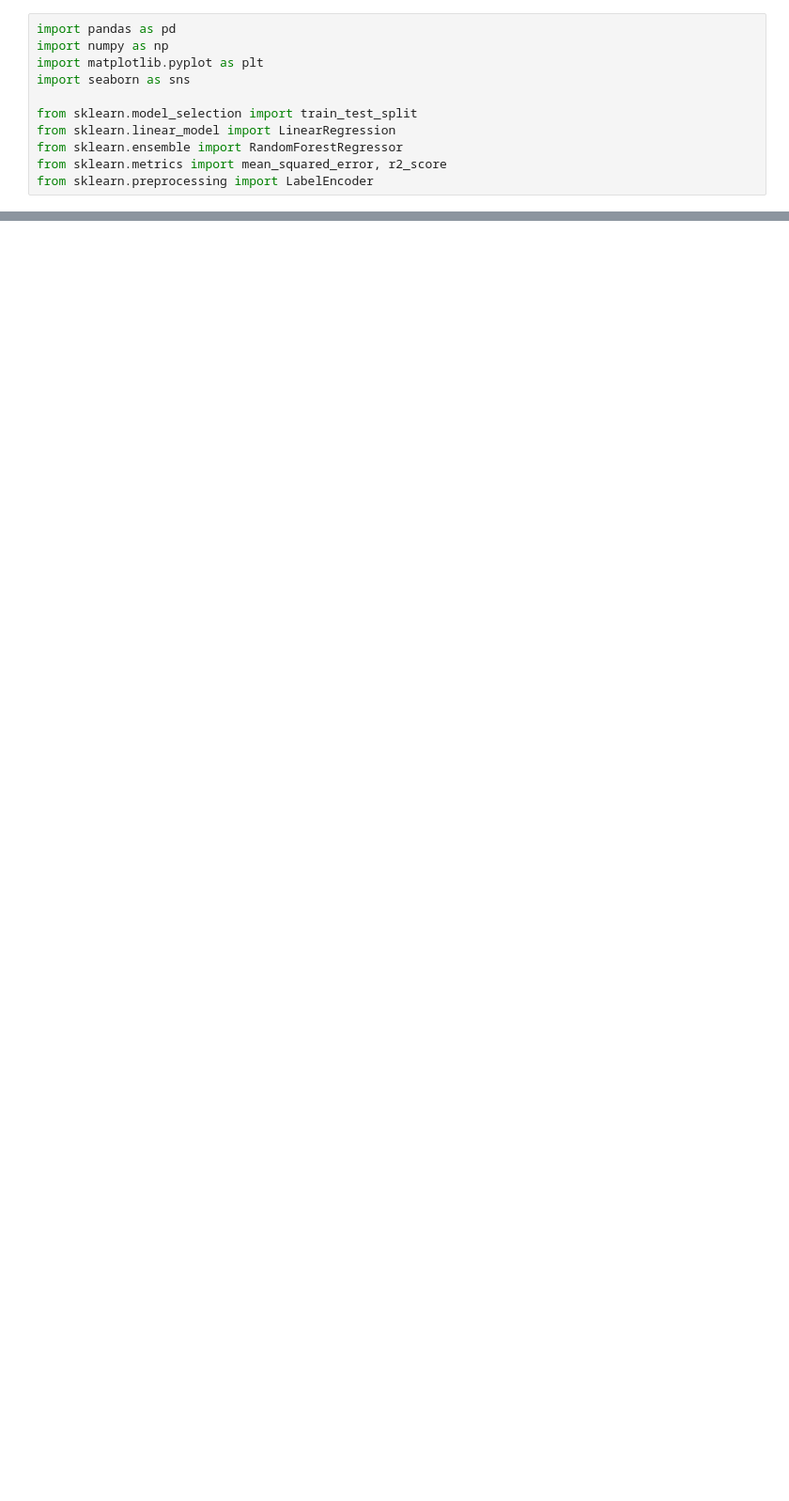
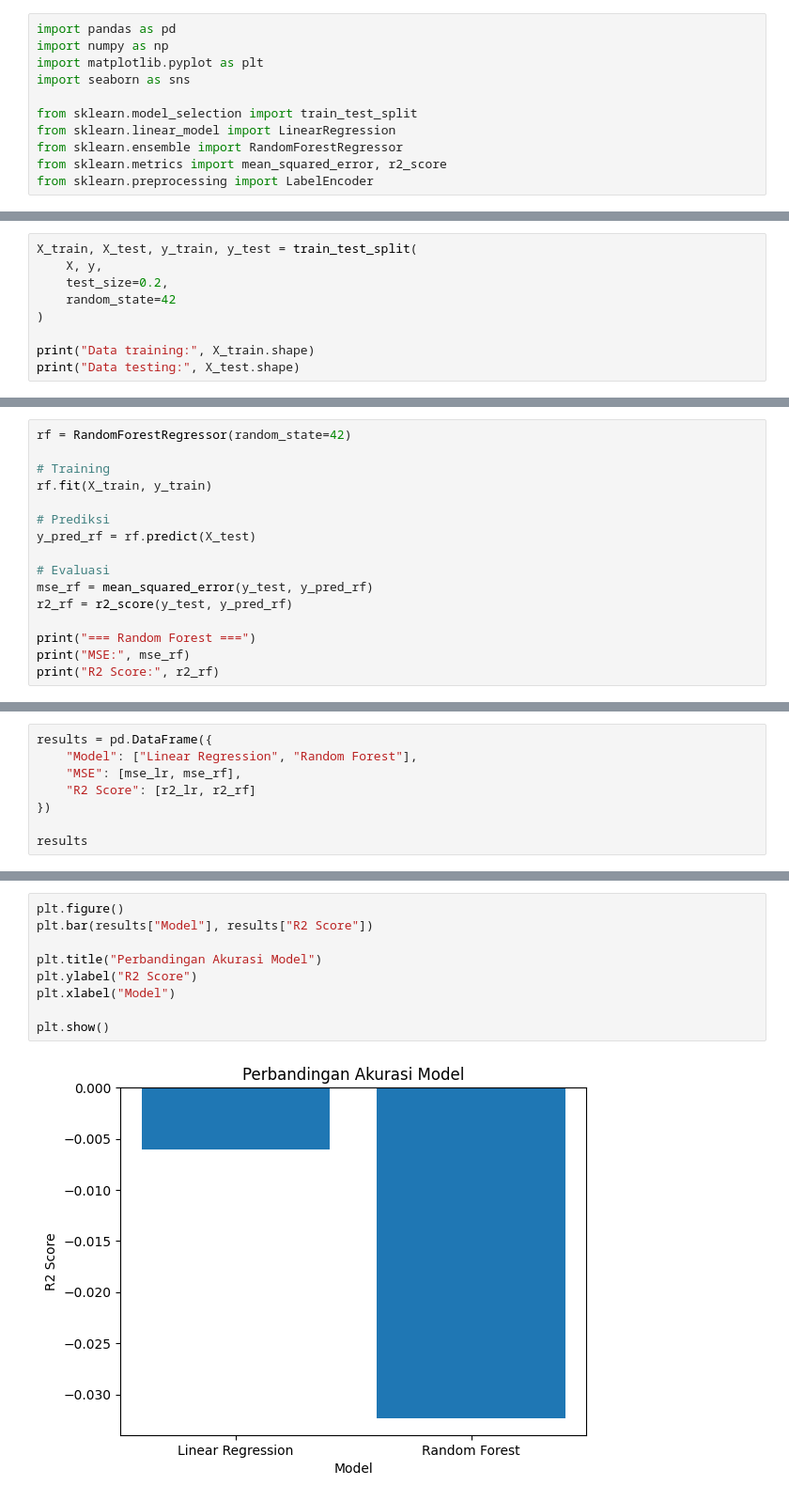
Before and after one commit to Rima6699/Amir-datmin, a Jupyter notebook: tugas_data_mining_amir.ipynb, the cells around one changed output, grey strips where cells are left out. Shown at 94% size. Drawn from its saved outputs; the diff is of its cells as text; blank space fills up the shorter version.

```diff
--- a/tugas_data_mining_amir.ipynb
+++ b/tugas_data_mining_amir.ipynb
@@ -79,0 +99,9 @@ FileNotFoundError: [Errno 2] No such file or directory: 'StudentPerformanceFacto
+# %%
+X_train, X_test, y_train, y_test = train_test_split(
+    X, y,
+    test_size=0.2,
+    random_state=42
+)
+
+print("Data training:", X_train.shape)
+print("Data testing:", X_test.shape)
@@ -79,0 +131,16 @@ FileNotFoundError: [Errno 2] No such file or directory: 'StudentPerformanceFacto
+# %%
+rf = RandomForestRegressor(random_state=42)
+
+# Training
+rf.fit(X_train, y_train)
+
+# Prediksi
+y_pred_rf = rf.predict(X_test)
+
+# Evaluasi
+mse_rf = mean_squared_error(y_test, y_pred_rf)
+r2_rf = r2_score(y_test, y_pred_rf)
+
+print("=== Random Forest ===")
+print("MSE:", mse_rf)
+print("R2 Score:", r2_rf)
@@ -79,0 +151,8 @@ FileNotFoundError: [Errno 2] No such file or directory: 'StudentPerformanceFacto
+# %%
+results = pd.DataFrame({
+    "Model": ["Linear Regression", "Random Forest"],
+    "MSE": [mse_lr, mse_rf],
+    "R2 Score": [r2_lr, r2_rf]
+})
+
+results
@@ -79,0 +163,11 @@ FileNotFoundError: [Errno 2] No such file or directory: 'StudentPerformanceFacto
+# %%
+plt.figure()
+plt.bar(results["Model"], results["R2 Score"])
+
+plt.title("Perbandingan Akurasi Model")
+plt.ylabel("R2 Score")
+plt.xlabel("Model")
+
+plt.show()
+# %% [output]
+[figure, added]
```
Also changed, not shown: parts of 13 cells of this notebook.
